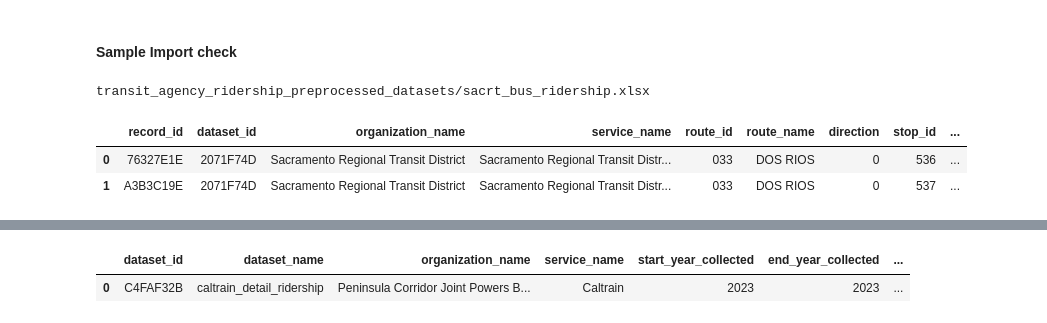
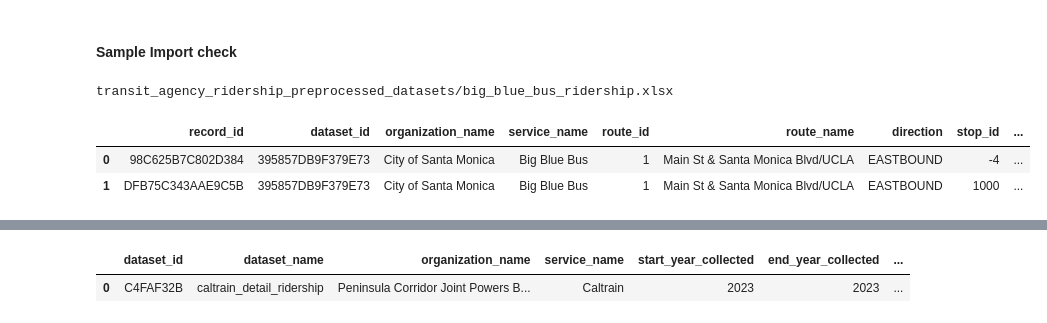
Before and after one commit to cal-itp/transit-ridership-analytics, a Jupyter notebook: Pre-process.ipynb, the cells around one changed output, grey strips where cells are left out. Cells and saved outputs as stored; diff of their text form; code cells hidden in the pictures.

Commit message:
Bug fix - fix duplicates

```diff
--- a/Pre-process.ipynb
+++ b/Pre-process.ipynb
@@ -921,7 +911,7 @@ def load_yaml(file):
     with open(file) as f:
         return yaml.safe_load(f)
 # %%
-def generate_id(*args, len=8):
+def generate_id(*args, len=16, sep="|"):
     """Generate short reproducible hash ID based on input string"""
-    key = "".join(str(arg) for arg in args if arg is not None).encode("utf-8")
-    return hashlib.sha1(key).hexdigest()[:8].upper()
+    key = sep.join(str(arg) for arg in args if arg is not None).encode("utf-8")
+    return hashlib.sha1(key).hexdigest()[:len].upper()
@@ -1014,7 +951,16 @@ def process_agency(config_path):
     dataset_name = Path(file_path).stem
     dataset_id = generate_id(dataset_name)
     df_ridership["dataset_id"] = dataset_id
-    df_ridership["record_id"] = df_ridership.apply(lambda row: generate_id(row["dataset_id"], "_", row["stop_id"], "_", row["stop_name"]), axis=1)
+    # df_ridership = df_ridership.reset_index(drop=True)
+    df_ridership["record_id"] = df_ridership.apply(lambda row: generate_id(row["dataset_id"],
+                                                                           row["route_id"],
+                                                                           row["route_name"],
+                                                                           row["direction"],
+                                                                           row["stop_id"],
+                                                                           row["stop_name"],
+                                                                           row["day_type"],
+                                                                           row["agg_basis"],
+                                                                           row["start_date"]), axis=1, result_type="expand")
 
     df_ridership = df_ridership[target_cols]
 
@@ -1034,7 +980,8 @@ def process_agency(config_path):
                         "notes": [config["notes"]]
                         })
 
-
+    if not df_ridership.columns.is_unique:
+        print(f"""Duplicates in DataFrame {config["organization_name"]}""")
     return df_ridership, df_dataset_info
 # %%
 config_paths = glob("agency_config/*.yaml")
@@ -1109,11 +1056,11 @@ df_dataset_info.to_excel("dim_dataset.xlsx")
 # %% [markdown]
 #### Sample Import check
 # %%
-config_path = 'agency_config/sacrt_bus.yaml'
+config_path = 'agency_config/big_blue_bus.yaml'
 sample_ridership, sample_dataset_info = process_agency(config_path)
 sample_ridership.head(2)
 # %% [output]
-transit_agency_ridership_preprocessed_datasets/sacrt_bus_ridership.xlsx
+transit_agency_ridership_preprocessed_datasets/big_blue_bus_ridership.xlsx
 |  | record_id | dataset_id | organization_name | service_name | route_id | route_name | direction | stop_id | ... |
-| 0 | 76327E1E | 2071F74D | Sacramento Regional Transit District | Sacramento Regional Transit Distr... | 033 | DOS RIOS | 0 | 536 | ... |
-| 1 | A3B3C19E | 2071F74D | Sacramento Regional Transit District | Sacramento Regional Transit Distr... | 033 | DOS RIOS | 0 | 537 | ... |
+| 0 | 98C625B7C802D384 | 395857DB9F379E73 | City of Santa Monica | Big Blue Bus | 1 | Main St & Santa Monica Blvd/UCLA | EASTBOUND | -4 | ... |
+| 1 | DFB75C343AAE9C5B | 395857DB9F379E73 | City of Santa Monica | Big Blue Bus | 1 | Main St & Santa Monica Blvd/UCLA | EASTBOUND | 1000 | ... |
```
Also changed, not shown: parts of 29 cells of this notebook, 12 other files.
